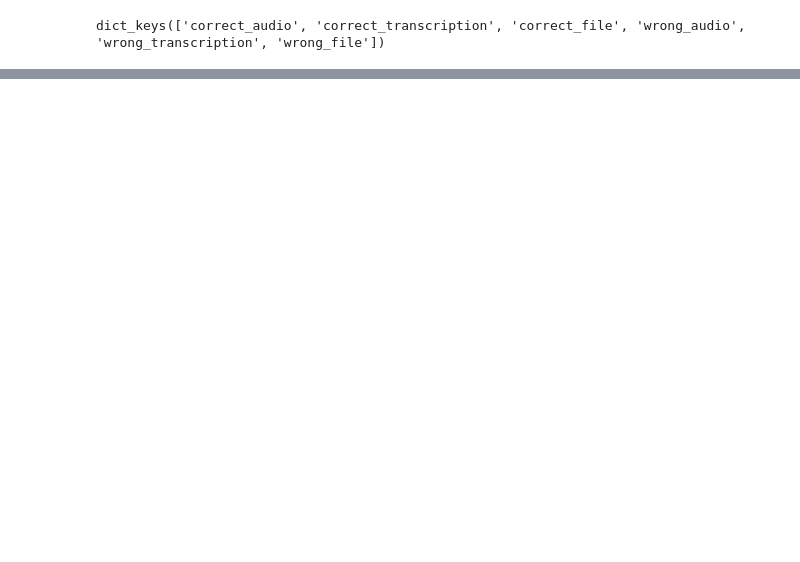
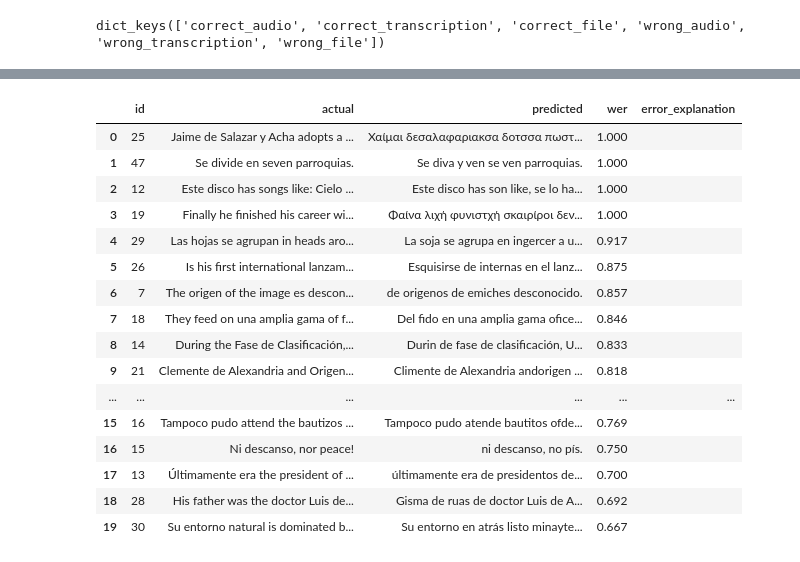
Before and after one commit to nielsenash/code-switching, a Jupyter notebook: code-switching.ipynb, the cells around one changed output, grey strips where cells are left out. Cells and saved outputs as stored; diff of their text form; code cells hidden in the pictures; blank space fills up the shorter version.

```diff
--- a/code-switching.ipynb
+++ b/code-switching.ipynb
@@ -319,0 +275,30 @@ Sample 6
+# %%
+error_analysis_df = (
+    df.sort_values("wer", ascending=False)
+    .head(20)
+    [["id", "actual", "predicted", "wer"]]
+    .reset_index(drop=True)
+)
+error_analysis_df["error_explanation"] = ""
+
+display(
+    error_analysis_df.style.format({"wer": "{:.3f}"})
+)
+# %% [output]
+|  | id | actual | predicted | wer | error_explanation |
+| 0 | 25 | Jaime de Salazar y Acha adopts a ... | Χαίμαι δεσαλαφαριακσα δοτσσα πωστ... | 1.000 |  |
+| 1 | 47 | Se divide en seven parroquias. | Se diva y ven se ven parroquias. | 1.000 |  |
+| 2 | 12 | Este disco has songs like: Cielo ... | Este disco has son like, se lo ha... | 1.000 |  |
+| 3 | 19 | Finally he finished his career wi... | Φαίνα λιχή φυνιστχή σκαιρίροι δεν... | 1.000 |  |
+| 4 | 29 | Las hojas se agrupan in heads aro... | La soja se agrupa en ingercer a u... | 0.917 |  |
+| 5 | 26 | Is his first international lanzam... | Esquisirse de internas en el lanz... | 0.875 |  |
+| 6 | 7 | The origen of the image es descon... | de origenos de emiches desconocido. | 0.857 |  |
+| 7 | 18 | They feed on una amplia gama of f... | Del fido en una amplia gama ofice... | 0.846 |  |
+| 8 | 14 | During the Fase de Clasificación,... | Durin de fase de clasificación, U... | 0.833 |  |
+| 9 | 21 | Clemente de Alexandria and Origen... | Climente de Alexandria andorigen ... | 0.818 |  |
+| ... | ... | ... | ... | ... | ... |
+| 15 | 16 | Tampoco pudo attend the bautizos ... | Tampoco pudo atende bautitos ofde... | 0.769 |  |
+| 16 | 15 | Ni descanso, nor peace! | ni descanso, no pís. | 0.750 |  |
+| 17 | 13 | Últimamente era the president of ... | últimamente era de presidentos de... | 0.700 |  |
+| 18 | 28 | His father was the doctor Luis de... | Gisma de ruas de doctor Luis de A... | 0.692 |  |
+| 19 | 30 | Su entorno natural is dominated b... | Su entorno en atrás listo minayte... | 0.667 |  |
```
Also changed, not shown: parts of 18 cells of this notebook, 1 other file.
